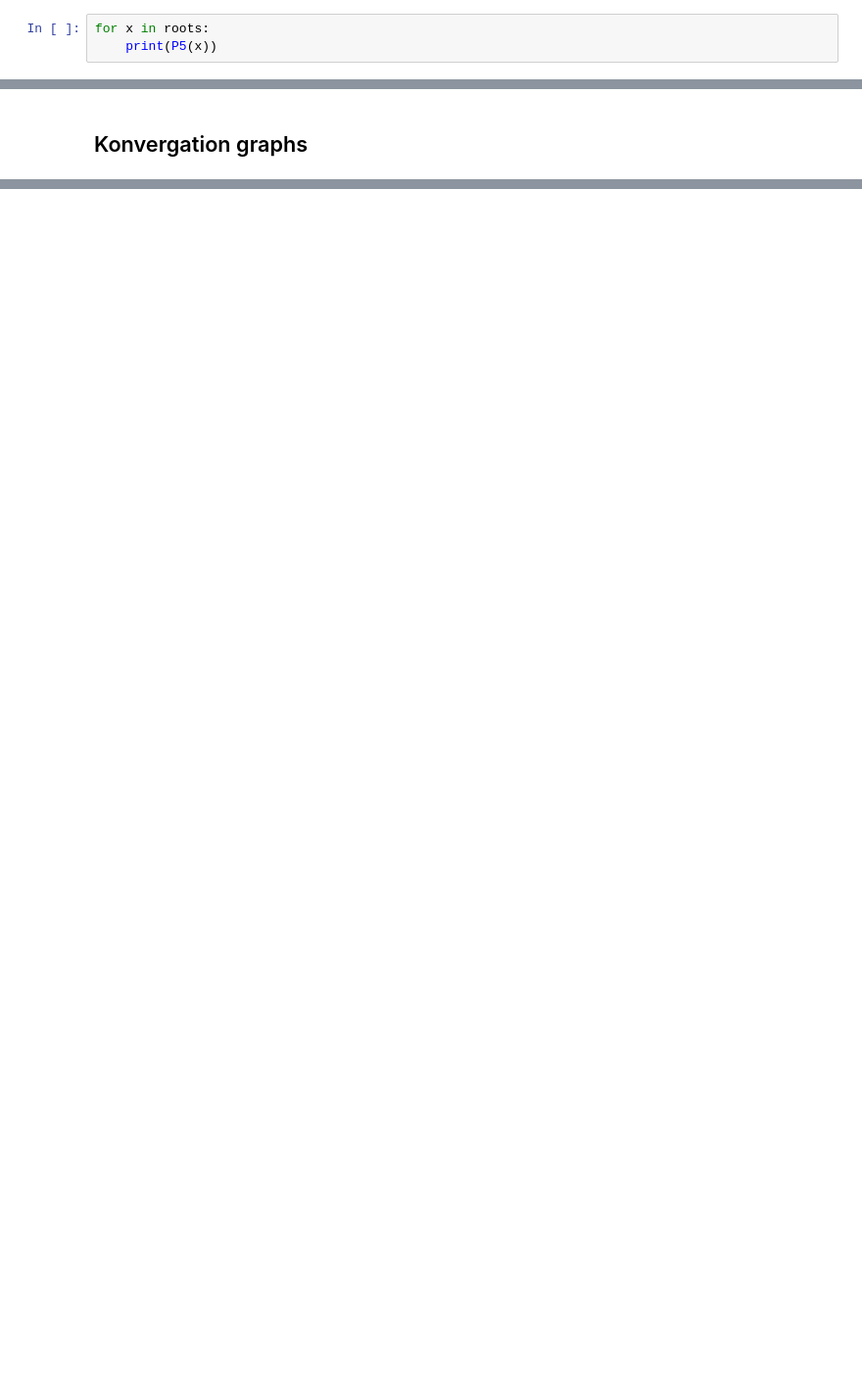
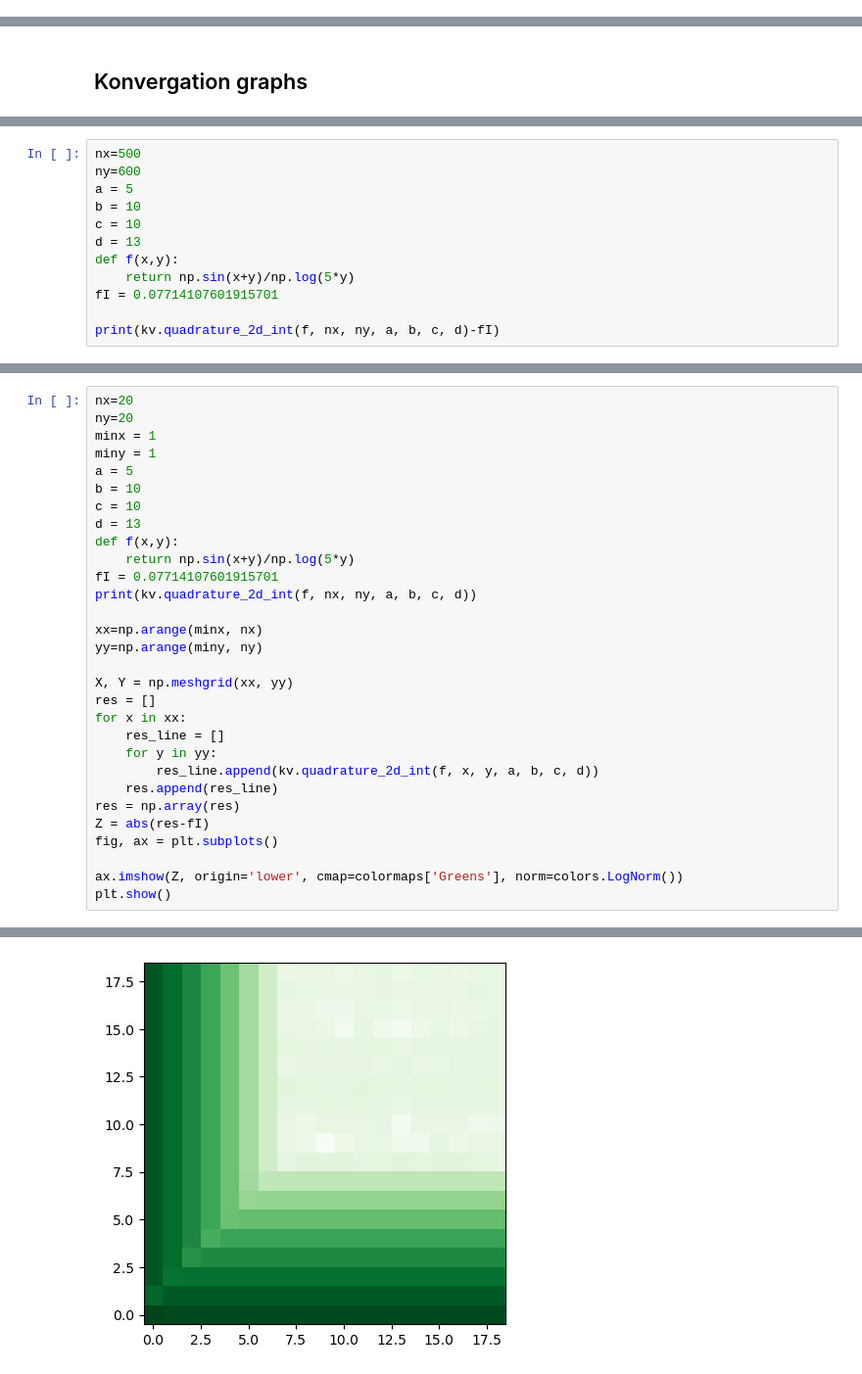
Before and after one commit to SED0280/BakalarkaCode, a Jupyter notebook: Gausova Kvadratura.ipynb, the cells around one changed output, grey strips where cells are left out. Shown at 98% size. Saved outputs shown, nothing was run; the diff lists cells and outputs as text; blank space fills up the shorter version.

```diff
--- a/Gausova Kvadratura.ipynb
+++ b/Gausova Kvadratura.ipynb
@@ -18,3 +2,0 @@ spo.fsolve(P5, [-0.9,-0.5,-2.88799790e-17,5.38e-01,9.0e-01])
-# %%
-for x in roots:
-    print(P5(x))
@@ -183,0 +140,12 @@ plt.show()
+# %%
+nx=500
+ny=600
+a = 5
+b = 10
+c = 10
+d = 13
+def f(x,y):
+    return np.sin(x+y)/np.log(5*y)
+fI = 0.07714107601915701
+
+print(kv.quadrature_2d_int(f, nx, ny, a, b, c, d)-fI)
@@ -183,0 +154,31 @@ plt.show()
+# %%
+nx=20
+ny=20
+minx = 1
+miny = 1
+a = 5
+b = 10
+c = 10
+d = 13
+def f(x,y):
+    return np.sin(x+y)/np.log(5*y)
+fI = 0.07714107601915701
+print(kv.quadrature_2d_int(f, nx, ny, a, b, c, d))
+
+xx=np.arange(minx, nx)
+yy=np.arange(miny, ny)
+
+X, Y = np.meshgrid(xx, yy)
+res = []
+for x in xx:
+    res_line = []
+    for y in yy:
+        res_line.append(kv.quadrature_2d_int(f, x, y, a, b, c, d))
+    res.append(res_line)
+res = np.array(res)
+Z = abs(res-fI)
+fig, ax = plt.subplots()
+
+ax.imshow(Z, origin='lower', cmap=colormaps['Greens'], norm=colors.LogNorm())
+plt.show()
+# %% [output]
@@ -183,0 +186 @@ plt.show()
+[figure, added]
```
Also changed, not shown: parts of 26 cells of this notebook, 2 other files.
